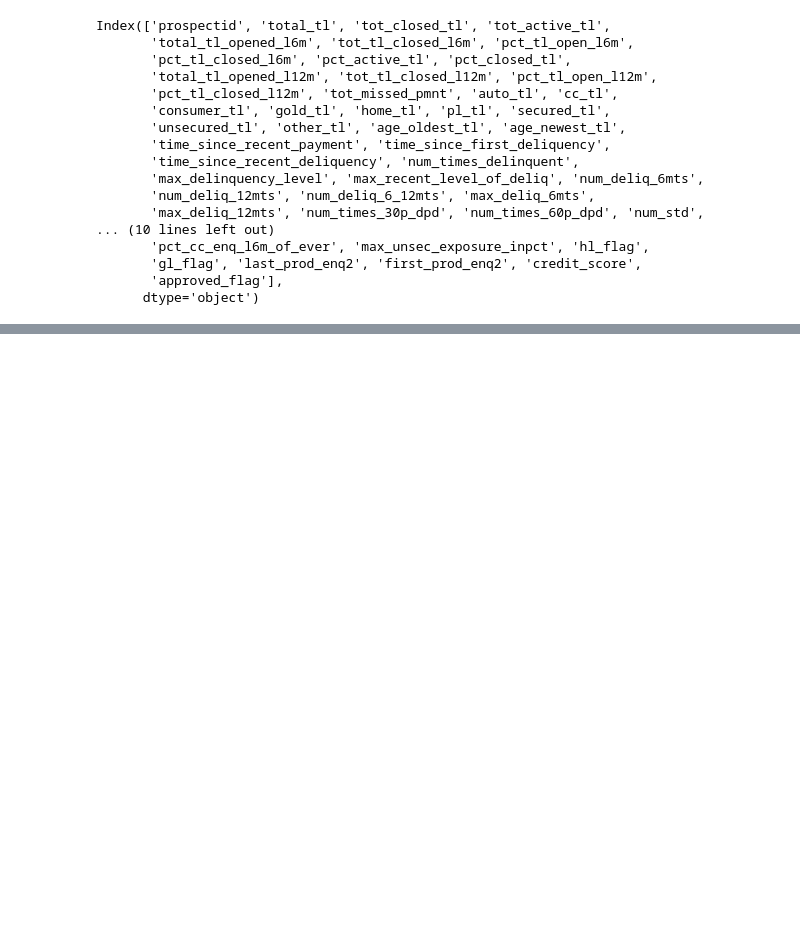
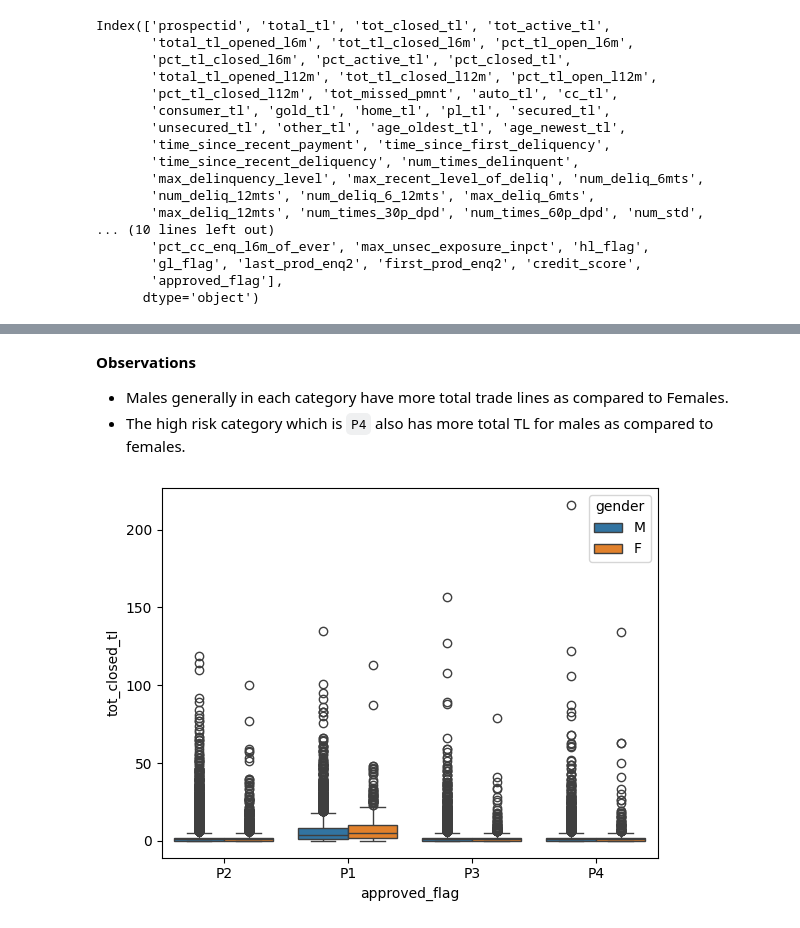
Before and after one commit to Himanshu-1703/credit-risk-project, a Jupyter notebook: notebooks/Detailed_Analysis.ipynb, the cells around one changed output, grey strips where cells are left out. Saved outputs shown, nothing was run; the diff lists cells and outputs as text; code cells hidden in the pictures; blank space fills up the shorter version.

```diff
--- a/notebooks/Detailed_Analysis.ipynb
+++ b/notebooks/Detailed_Analysis.ipynb
@@ -333,0 +377,10 @@ Index(['prospectid', 'total_tl', 'tot_closed_tl', 'tot_active_tl',
+# %% [markdown]
+**Observations**
+- Males generally in each category have more total trade lines as compared to Females.
+- The high risk category which is `P4` also has more total TL for males as compared to females.
+# %%
+# boxplot of closed tl
+
+sns.boxplot(final_df,x='approved_flag',y='tot_closed_tl',hue='gender');
+# %% [output]
+[figure, added]
```
Also changed, not shown: parts of 29 cells of this notebook.
